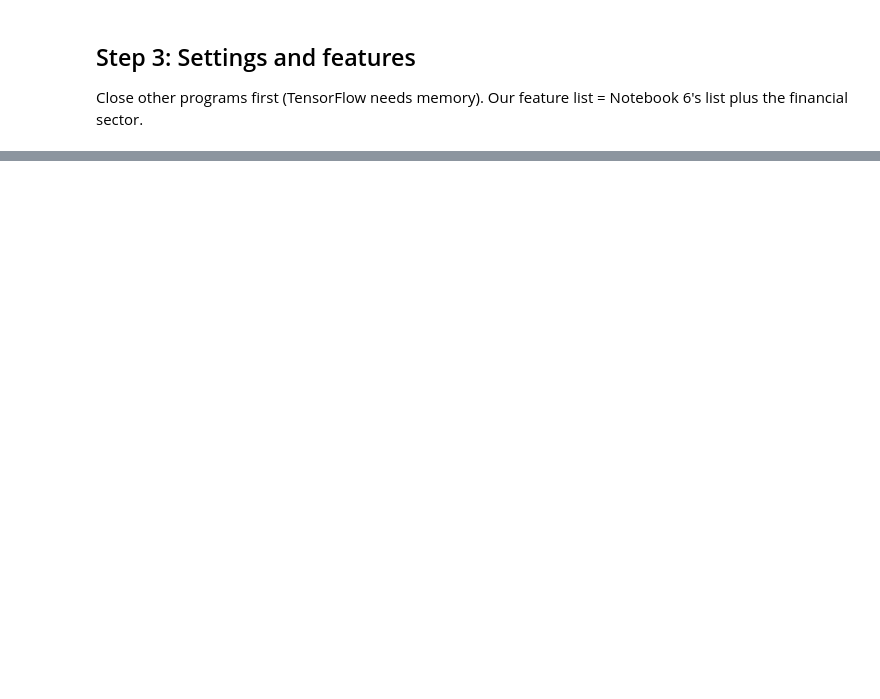
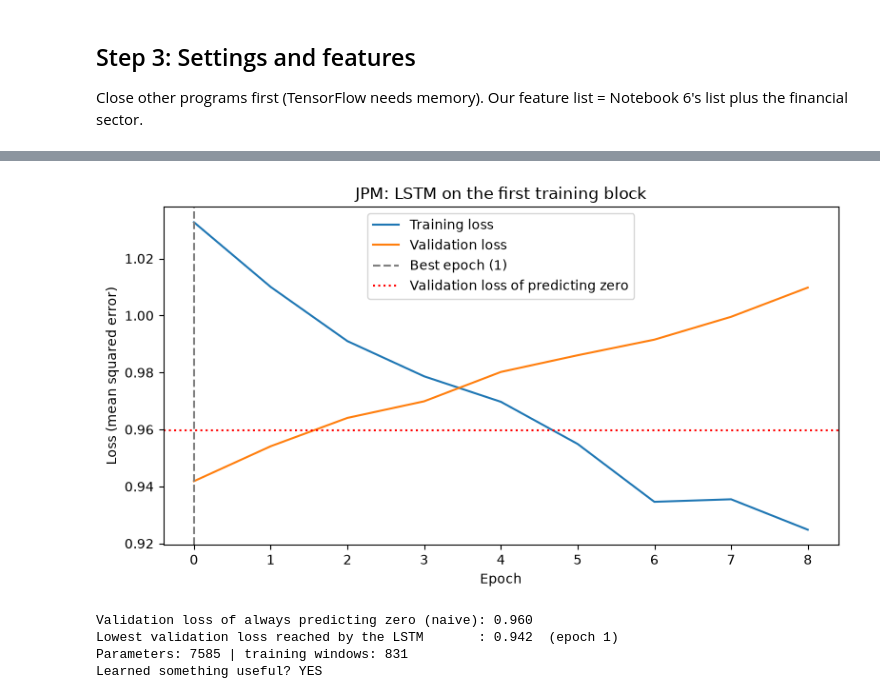
Before and after one commit to Matrixbenny/smm-202604-c2-module7-time-series, a Jupyter notebook: lab_5_neural_networks.ipynb, the cells around one changed output, grey strips where cells are left out. Drawn from its saved outputs; the diff is of its cells as text; code cells hidden in the pictures; blank space fills up the shorter version.

```diff
--- a/lab_5_neural_networks.ipynb
+++ b/lab_5_neural_networks.ipynb
@@ -148,0 +68,19 @@ else:
+# %%
+WINDOW = 20
+MAX_EPOCHS = 60
+NN_TEST_SIZE = 252
+VALIDATION_SHARE = 0.15          # validation = the LAST 15% of each training block
+PATIENCE = 8                     # early stopping: stop after 8 epochs without a better validation loss
+SEEDS = [42, 7, 2024]            # the three seeds for the stability test (Step 9)
+
+NN_FEATURES = [
+    "ret_lag1", "ret_21d", "vol_5d", "vol_21d", "range_hl",
+    "rsi_14", "macd_hist", "bb_percent_b", "dist_sma_50",
+    "gap_overnight", "move_intraday", "volume_rel_20d",
+    "SP500_ret_1d", "TECH_ret_1d", "GOLD_ret_1d", "BRENT_ret_1d", "USD_ret_1d",
+    "VIX_level", "VIX_change_1d", "US10Y_change_5d",
+    "FIN_ret_1d", "relative_to_FIN_5d",           # added by our group
+]
+features = dataset[NN_FEATURES].values
+target = dataset["target_return"].values
+print("Features per day:", len(NN_FEATURES), "| rows:", len(dataset))
@@ -148,0 +205,29 @@ else:
+# %%
+# One fold, on the first training block only (rows 0 to 999): an LSTM with the default settings
+train_end = config.INITIAL_TRAIN
+fit_end = int(train_end * (1 - VALIDATION_SHARE))
+scaler = StandardScaler().fit(features[:fit_end])
+f_scaled = scaler.transform(features[:train_end])
+t_scale = target[:fit_end].std()
+X_f, y_f = make_windows(f_scaled, target[:train_end] / t_scale, WINDOW)
+ends = np.arange(WINDOW - 1, train_end)
+
+set_seed(config.SEED)
+keras.backend.clear_session()
+model = build_lstm(WINDOW, len(NN_FEATURES), units=32)
+history = fit_with_early_stopping(model, X_f[ends < fit_end], y_f[ends < fit_end],
+                                  X_f[ends >= fit_end], y_f[ends >= fit_end], epochs=MAX_EPOCHS, patience=PATIENCE)
+zero_loss = float(np.mean(y_f[ends >= fit_end] ** 2))
+best_loss = min(history.history["val_loss"])
+plot_learning_curves(history, "JPM: LSTM on the first training block", reference=zero_loss)
+
+print(f"Validation loss of always predicting zero (naive): {zero_loss:.3f}")
+print(f"Lowest validation loss reached by the LSTM       : {best_loss:.3f}  (epoch {int(np.argmin(history.history['val_loss'])) + 1})")
+print("Parameters:", model.count_params(), "| training windows:", int((ends < fit_end).sum()))
+print("Learned something useful?", "YES" if best_loss < zero_loss else "NO: it did not beat predicting zero")
+# %% [output]
+[figure, added]
+Validation loss of always predicting zero (naive): 0.960
+Lowest validation loss reached by the LSTM       : 0.942  (epoch 1)
+Parameters: 7585 | training windows: 831
+Learned something useful? YES
```
Also changed, not shown: parts of 53 cells of this notebook, 4 other files.
